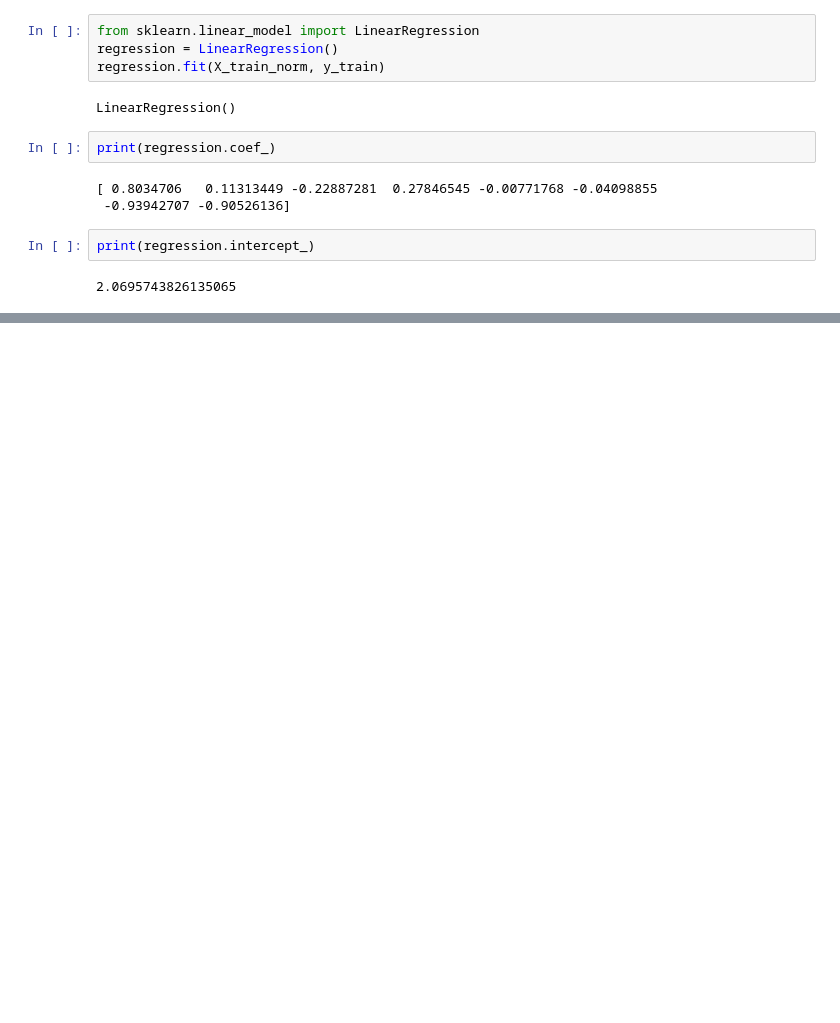
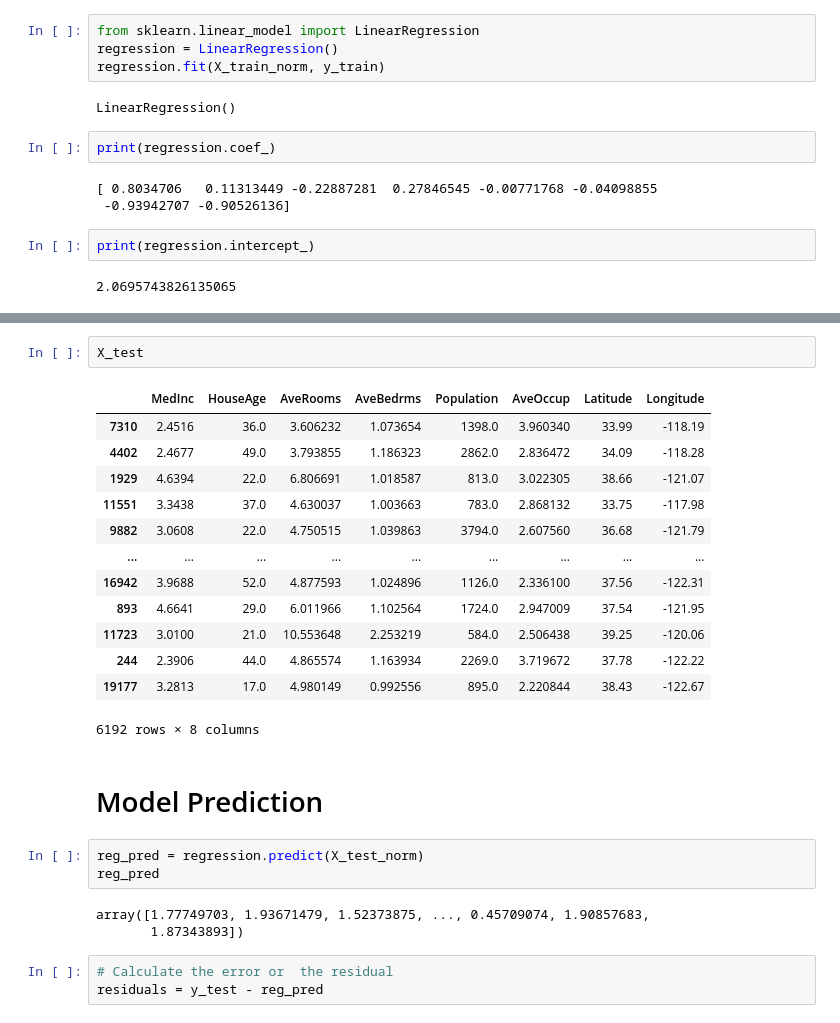
Before and after one commit to Ravishankarbhange/Data-Analysis-Course, a Jupyter notebook: House Price Prediction.ipynb, the cells around one changed output, grey strips where cells are left out. Saved outputs shown, nothing was run; the diff lists cells and outputs as text; blank space fills up the shorter version.

```diff
--- a/House Price Prediction.ipynb
+++ b/House Price Prediction.ipynb
@@ -147,0 +168,27 @@ print(regression.intercept_)
+# %%
+X_test
+# %% [output]
+|  | MedInc | HouseAge | AveRooms | AveBedrms | Population | AveOccup | Latitude | Longitude |
+| 7310 | 2.4516 | 36.0 | 3.606232 | 1.073654 | 1398.0 | 3.960340 | 33.99 | -118.19 |
+| 4402 | 2.4677 | 49.0 | 3.793855 | 1.186323 | 2862.0 | 2.836472 | 34.09 | -118.28 |
+| 1929 | 4.6394 | 22.0 | 6.806691 | 1.018587 | 813.0 | 3.022305 | 38.66 | -121.07 |
+| 11551 | 3.3438 | 37.0 | 4.630037 | 1.003663 | 783.0 | 2.868132 | 33.75 | -117.98 |
+| 9882 | 3.0608 | 22.0 | 4.750515 | 1.039863 | 3794.0 | 2.607560 | 36.68 | -121.79 |
+| ... | ... | ... | ... | ... | ... | ... | ... | ... |
+| 16942 | 3.9688 | 52.0 | 4.877593 | 1.024896 | 1126.0 | 2.336100 | 37.56 | -122.31 |
+| 893 | 4.6641 | 29.0 | 6.011966 | 1.102564 | 1724.0 | 2.947009 | 37.54 | -121.95 |
+| 11723 | 3.0100 | 21.0 | 10.553648 | 2.253219 | 584.0 | 2.506438 | 39.25 | -120.06 |
+| 244 | 2.3906 | 44.0 | 4.865574 | 1.163934 | 2269.0 | 3.719672 | 37.78 | -122.22 |
+| 19177 | 3.2813 | 17.0 | 4.980149 | 0.992556 | 895.0 | 2.220844 | 38.43 | -122.67 |
+6192 rows × 8 columns
+# %% [markdown]
+# Model Prediction
+# %%
+reg_pred = regression.predict(X_test_norm)
+reg_pred
+# %% [output]
+array([1.77749703, 1.93671479, 1.52373875, ..., 0.45709074, 1.90857683,
+       1.87343893])
+# %%
+# Calculate the error or  the residual
+residuals = y_test - reg_pred
```
Also changed, not shown: parts of 11 cells of this notebook, 1 other file.
